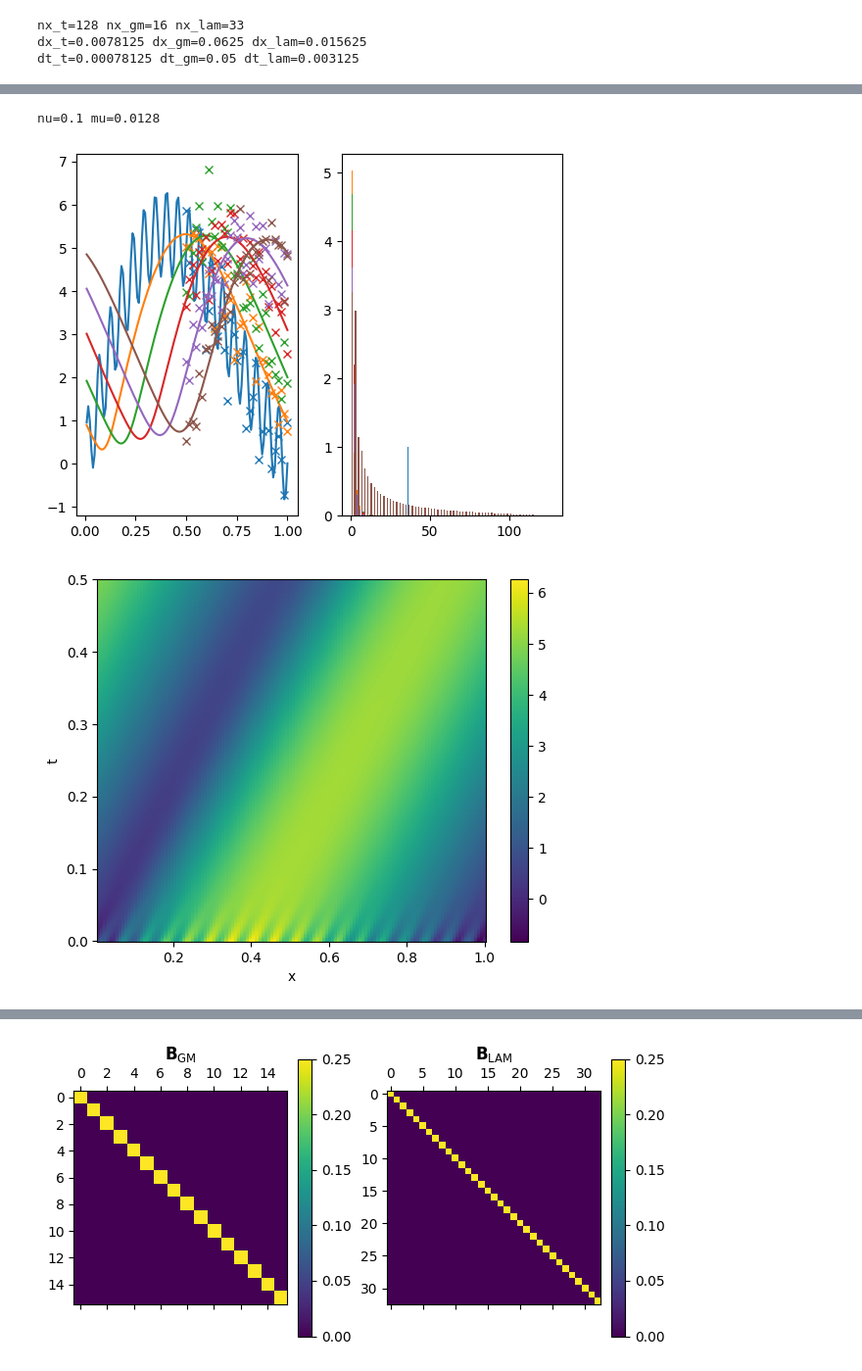
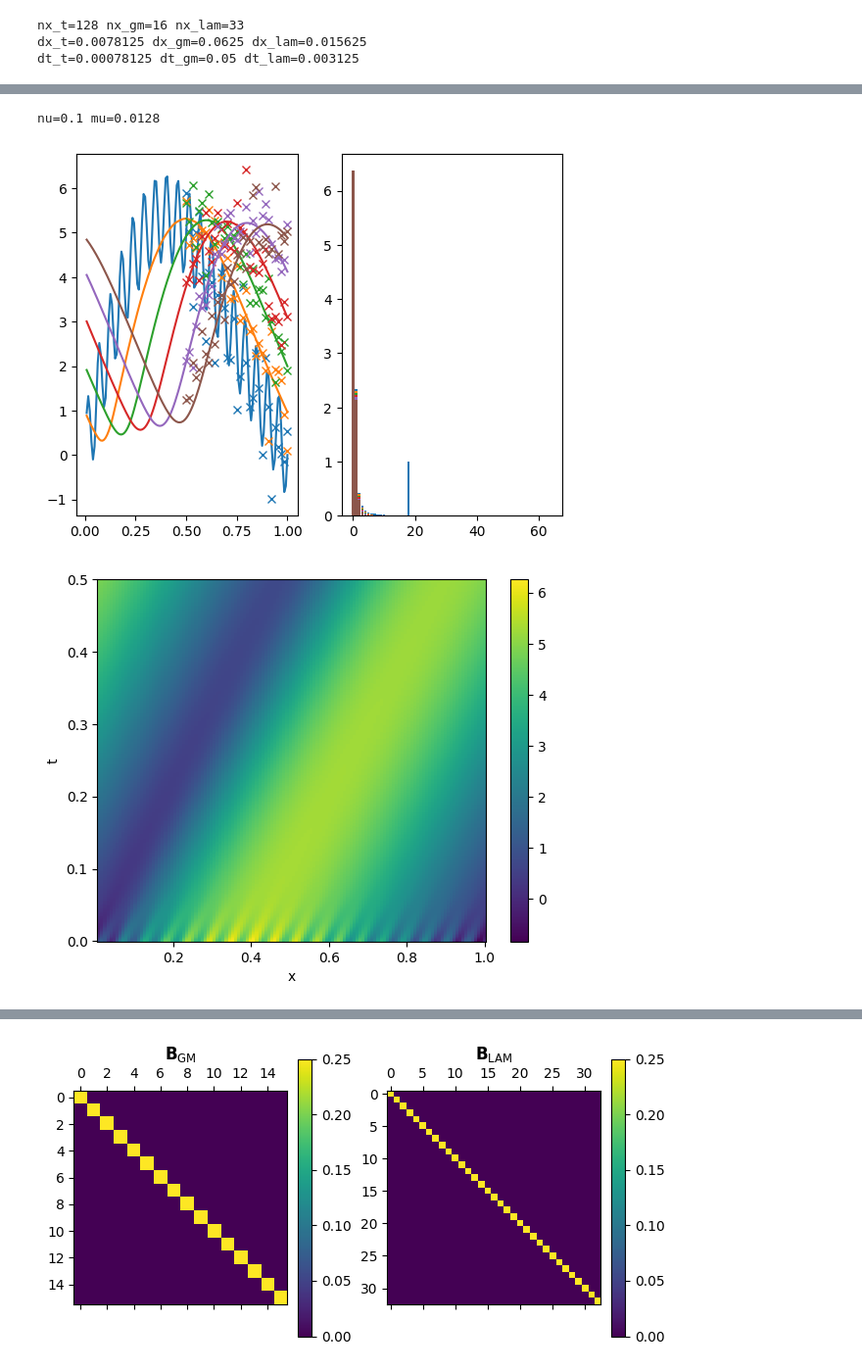
Before and after one commit to s-nakashita/pydpac, a Jupyter notebook: Baxter2011.ipynb, the cells around one changed output, grey strips where cells are left out. Shown at 98% size. Saved outputs shown, nothing was run; the diff lists cells and outputs as text; code cells hidden in the pictures.

```diff
--- a/Baxter2011.ipynb
+++ b/Baxter2011.ipynb
@@ -70,38 +70,44 @@ time.append(t)
 yobs = obsope.add_noise(obsope.h_operator(ix_lam, u0_t))
 obs.append(yobs)
 time_obs.append(t)
 i = 0
 cmap = plt.get_cmap('tab10')
 fig, axs = plt.subplots(ncols=2)
 axs[0].plot(x_t,u0_t)
-y_t = dst(u0_t[:-1],type=1)/nx_t
-axs[1].bar(np.arange(1,y_t.size+1),np.abs(y_t))
+#y_t = dst(u0_t[:-1],type=1)/nx_t
+#wnum = np.arange(1,y_t.size+1)
+y_t = rfft(u0_t)*2./nx_t
+wnum = np.arange(y_t.size)
+axs[1].bar(wnum,np.abs(y_t))
 axs[0].plot(x_lam,yobs,lw=0.0,marker='x',c=cmap(i//128))
 while (t<T):
     u0_t = nature(u0_t)
     t+=dt_t
     i+=1
     u_t.append(u0_t)
     time.append(t)
     if i%128==0:
         axs[0].plot(x_t,u0_t,c=cmap(i//128))
-        y_t = dst(u0_t[:-1],type=1)/nx_t
-        axs[1].bar(np.arange(1,y_t.size+1),np.abs(y_t),color=cmap(i//128))
+        #y_t = dst(u0_t[:-1],type=1)/nx_t
+        #wnum = np.arange(1,y_t.size+1)
+        y_t = rfft(u0_t)*2./nx_t
+        wnum = np.arange(y_t.size)
+        axs[1].bar(wnum,np.abs(y_t),color=cmap(i//128))
     if i%obsstep==0:
         yobs = obsope.add_noise(obsope.h_operator(ix_lam, u0_t))
         obs.append(yobs)
         time_obs.append(t)
         if i%128==0: axs[0].plot(x_lam,yobs,lw=0.0,marker='x',c=cmap(i//128))
 plt.show()
 
 p=plt.pcolormesh(x_t,time,np.array(u_t))
 plt.xlabel('x')
 plt.ylabel('t')
 plt.colorbar(p)
 plt.show()
 # %% [output]
 nu=0.1 mu=0.0128
-[figure, old version]
+[figure, new version]
 [figure]
 # %%
 from scipy.interpolate import interp1d
```
Also changed, not shown: parts of 4 cells of this notebook.
